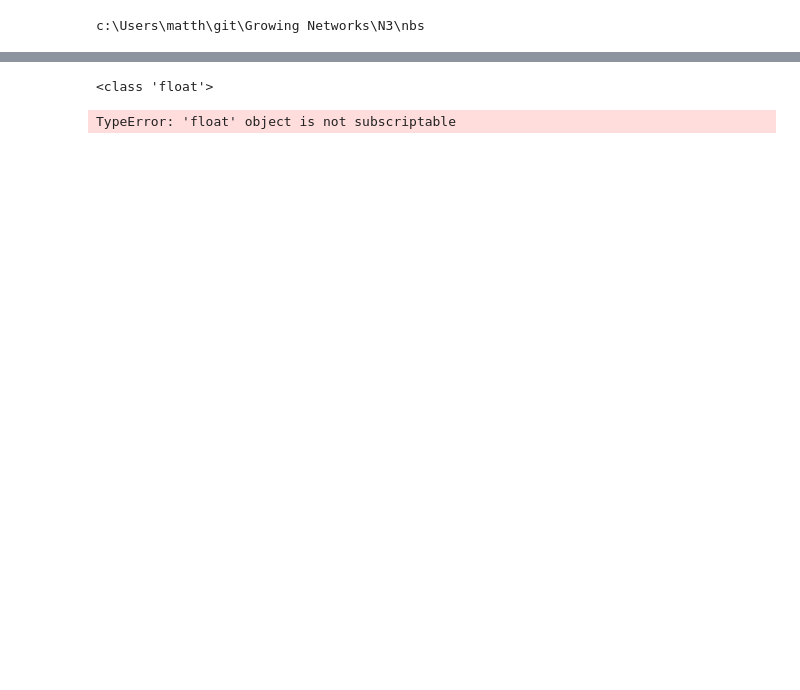
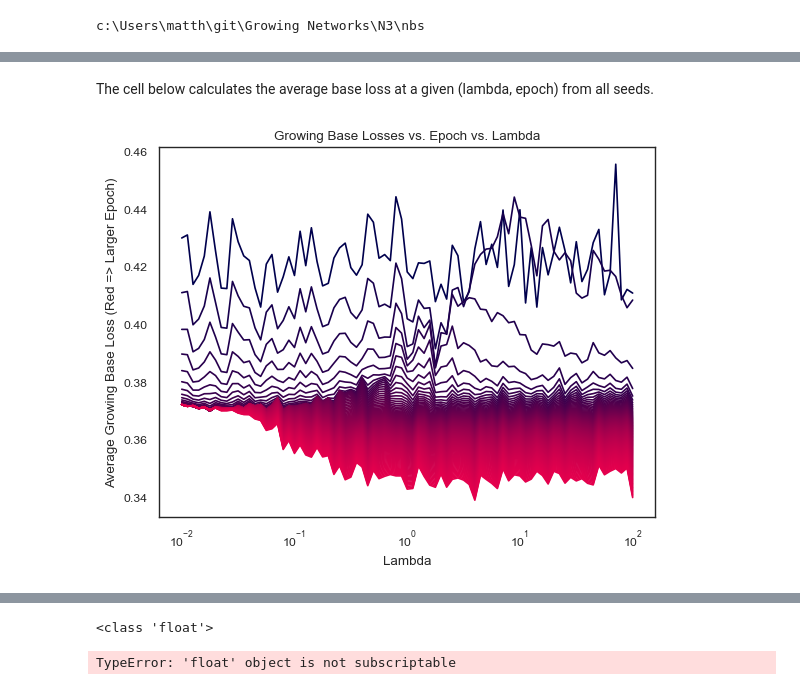
Before and after one commit to TheLedAlchemist/N3, a Jupyter notebook: nbs/base_bessel_losses.ipynb, the cells around one changed output, grey strips where cells are left out. Cells and saved outputs as stored; diff of their text form; code cells hidden in the pictures; blank space fills up the shorter version.

```diff
--- a/nbs/base_bessel_losses.ipynb
+++ b/nbs/base_bessel_losses.ipynb
@@ -38 +177,37 @@ Index(['Seed', 'Network_Type', 'N_max', 'Epoch', 'Base_Loss', 'Size_Loss',
+# %% [markdown]
+The cell below calculates the average base loss at a given (lambda, epoch) from all seeds.
+# %%
+plt.clf()
+
+plt.xscale("log")
+
+plt.xlabel("Lambda")
+plt.ylabel("Average Growing Base Loss (Red => Larger Epoch)")
+plt.title(f"Growing Base Losses vs. Epoch vs. Lambda")
+
+epochs = np.unique(static_data[:, 3])
+
+# print(f"{epochs.shape} {np.max(epochs)} {np.min(epochs)}")
+# print(f"{np.min( data[:, 3]) } {np.max(data[:, 3])}")
+
+for j in epochs:
+  # Slice to get desired epoch
+  final_losses = data[data[:, 3] == j]
+  avg = np.empty((0,0))
+
+  # For each size influence, take the average of all of the final losses
+  for i in np.unique(final_losses[:, -1]):
+    # print(f"{i}, {type(i)}")
+    final_losses_inf = final_losses[final_losses[:, -1] == i]
+
+    avg = np.append( avg, np.average(final_losses_inf[:, 4]))
+    # plt.scatter(x=i, y=np.average(final_losses_inf[:, 4]), c="red")
+
+  color=(np.sqrt((float(j)/10000)) * 0.9, 0.0, 0.3)
+
+  plt.plot(np.unique(final_losses[:, -1]), avg, color = color)
+
+plt.show()
+# %% [output]
+[figure, added]
 # %%
```
Also changed, not shown: parts of 14 cells of this notebook, 3 other files.
